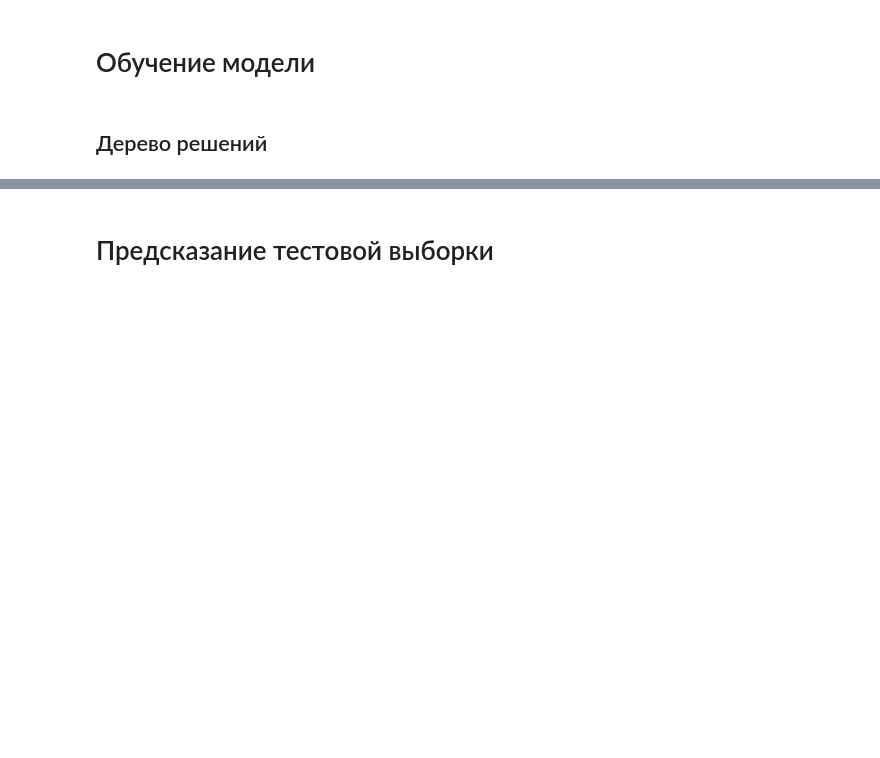
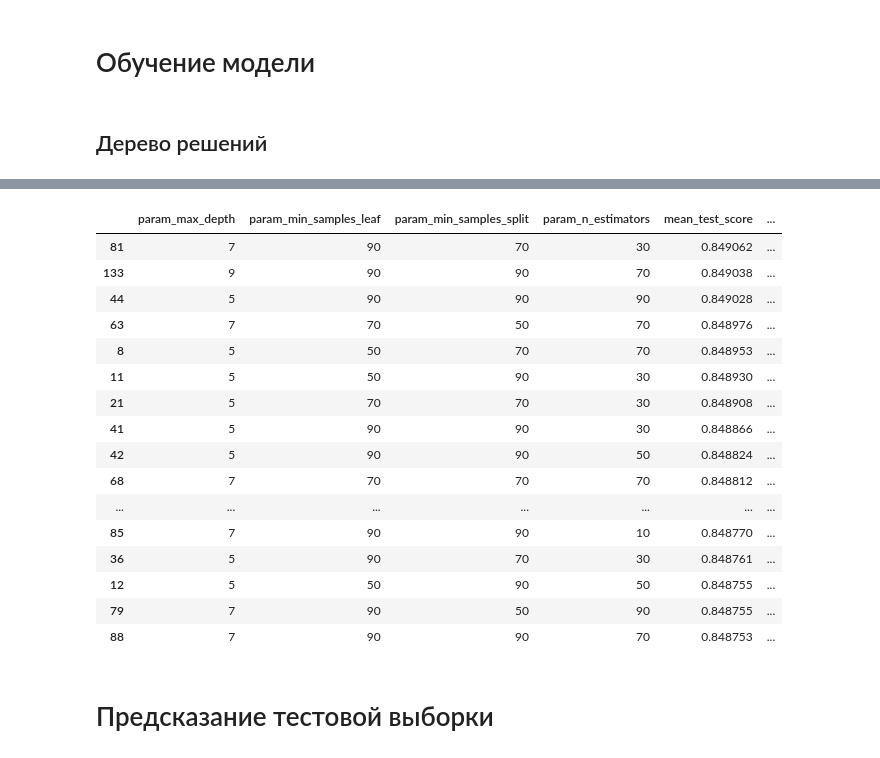
Before and after one commit to AzMax22/Stepik_DS_course, a Jupyter notebook: Stepic_DS_contest_.ipynb, the cells around one changed output, grey strips where cells are left out. Cells and saved outputs as stored; diff of their text form; code cells hidden in the pictures; blank space fills up the shorter version.

```diff
--- a/Stepic_DS_contest_.ipynb
+++ b/Stepic_DS_contest_.ipynb
@@ -662,3 +726,27 @@ res.sort_values(by="rank_test_score").head(20)
+# %%
+res = pd.DataFrame(search.cv_results_)
+res = res.loc[:,~res.columns.str.endswith("time")]
+res = res.loc[:,~res.columns.str.startswith("split")]
+res.drop(columns=["params"], inplace=True)
+res.sort_values(by="rank_test_score").head(20)
+# %% [output]
+|  | param_max_depth | param_min_samples_leaf | param_min_samples_split | param_n_estimators | mean_test_score | ... |
+| 81 | 7 | 90 | 70 | 30 | 0.849062 | ... |
+| 133 | 9 | 90 | 90 | 70 | 0.849038 | ... |
+| 44 | 5 | 90 | 90 | 90 | 0.849028 | ... |
+| 63 | 7 | 70 | 50 | 70 | 0.848976 | ... |
+| 8 | 5 | 50 | 70 | 70 | 0.848953 | ... |
+| 11 | 5 | 50 | 90 | 30 | 0.848930 | ... |
+| 21 | 5 | 70 | 70 | 30 | 0.848908 | ... |
+| 41 | 5 | 90 | 90 | 30 | 0.848866 | ... |
+| 42 | 5 | 90 | 90 | 50 | 0.848824 | ... |
+| 68 | 7 | 70 | 70 | 70 | 0.848812 | ... |
+| ... | ... | ... | ... | ... | ... | ... |
+| 85 | 7 | 90 | 90 | 10 | 0.848770 | ... |
+| 36 | 5 | 90 | 70 | 30 | 0.848761 | ... |
+| 12 | 5 | 50 | 90 | 50 | 0.848755 | ... |
+| 79 | 7 | 90 | 50 | 90 | 0.848755 | ... |
+| 88 | 7 | 90 | 90 | 70 | 0.848753 | ... |
 # %% [markdown]
 # Предсказание тестовой выборки
 # %% [markdown]
```
Also changed, not shown: parts of 29 cells of this notebook.
